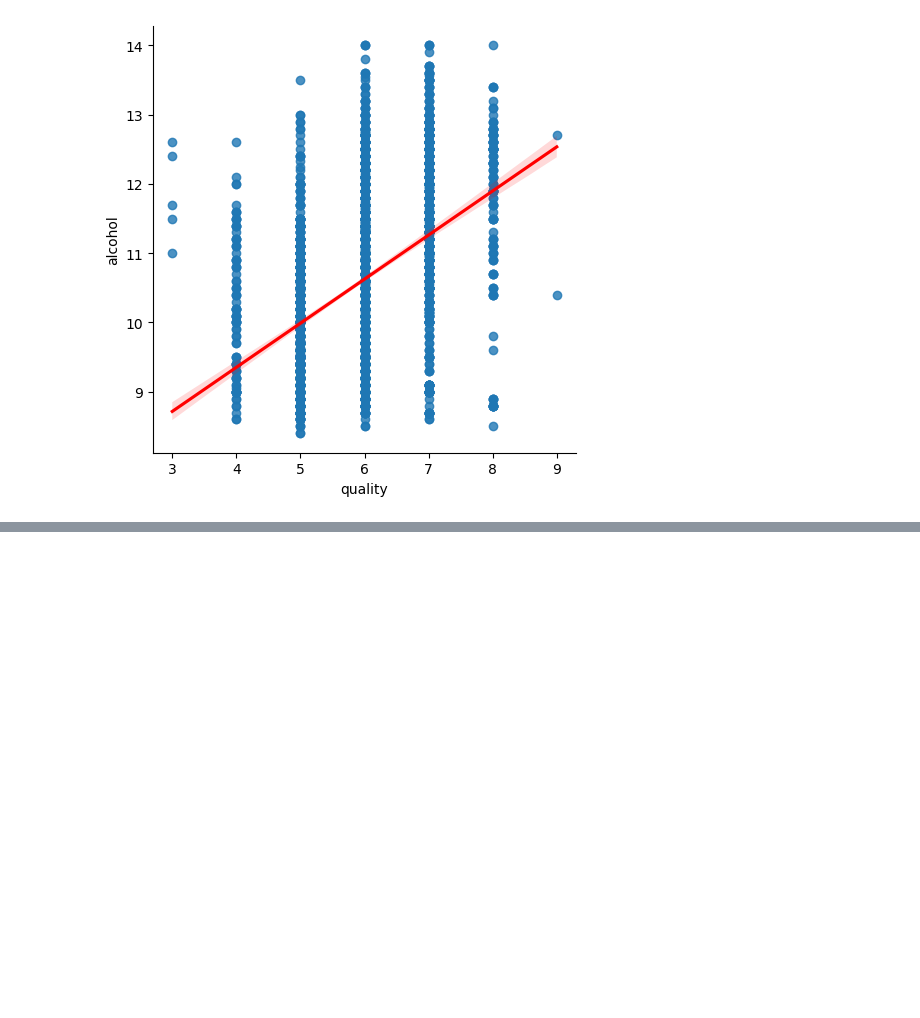
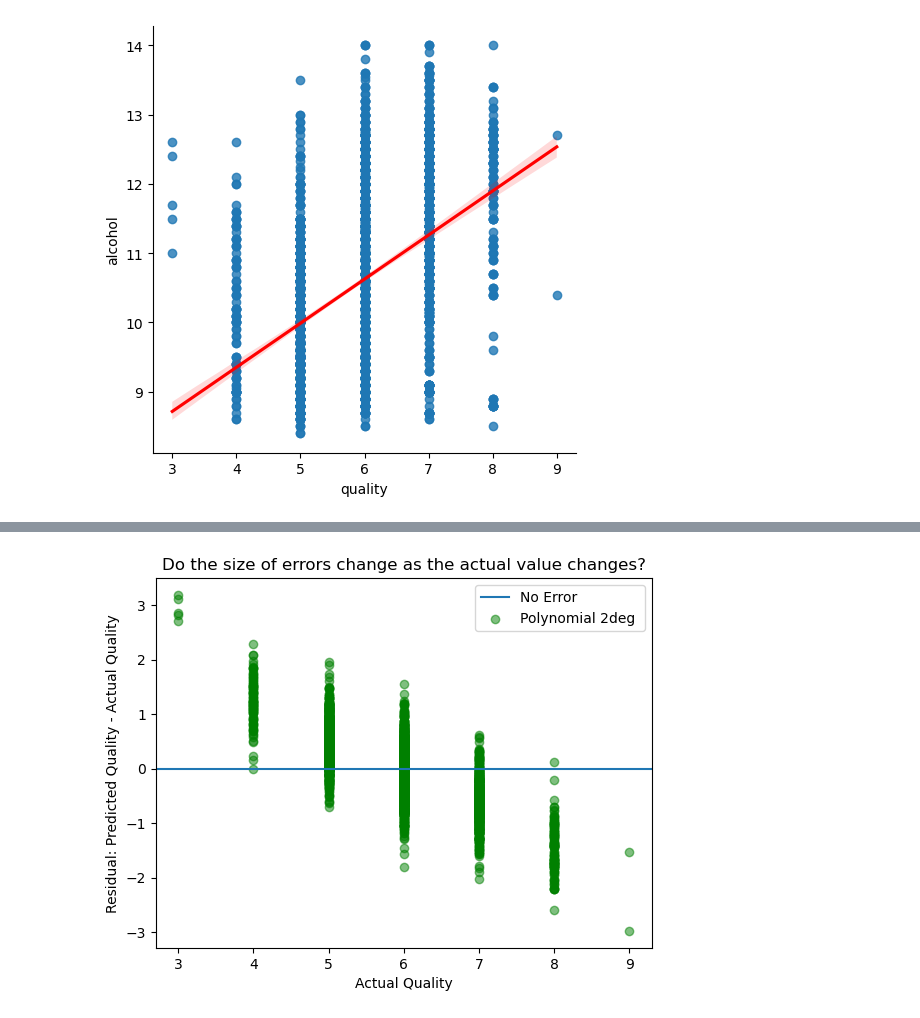
Before and after one commit to Team-BCR/project3_wine, a Jupyter notebook: lugo_Wine_project.ipynb, the cells around one changed output, grey strips where cells are left out. Saved outputs shown, nothing was run; the diff lists cells and outputs as text; code cells hidden in the pictures; blank space fills up the shorter version.

```diff
--- a/lugo_Wine_project.ipynb
+++ b/lugo_Wine_project.ipynb
@@ -311,0 +232,15 @@ metrics_df
+# %%
+plt.axhline(label="No Error")
+
+# plt.scatter(y_tr, pred_lr_tr - y_tr, alpha=.5, color="red", label="LinearRegression")
+# plt.scatter(y_tr, pred_glm_tr - y_tr, alpha=.5, color="yellow", label="TweedieRegressor")
+plt.scatter(y_tr, pred_pr_tr - y_tr, alpha=.5, color="green", label="Polynomial 2deg ")
+
+plt.legend()
+plt.title("Do the size of errors change as the actual value changes?")
+plt.xlabel("Actual Quality")
+plt.ylabel("Residual: Predicted Quality - Actual Quality")
+
+plt.show()
+# %% [output]
+[figure, added]
```
Also changed, not shown: parts of 19 cells of this notebook, 2 other files.
